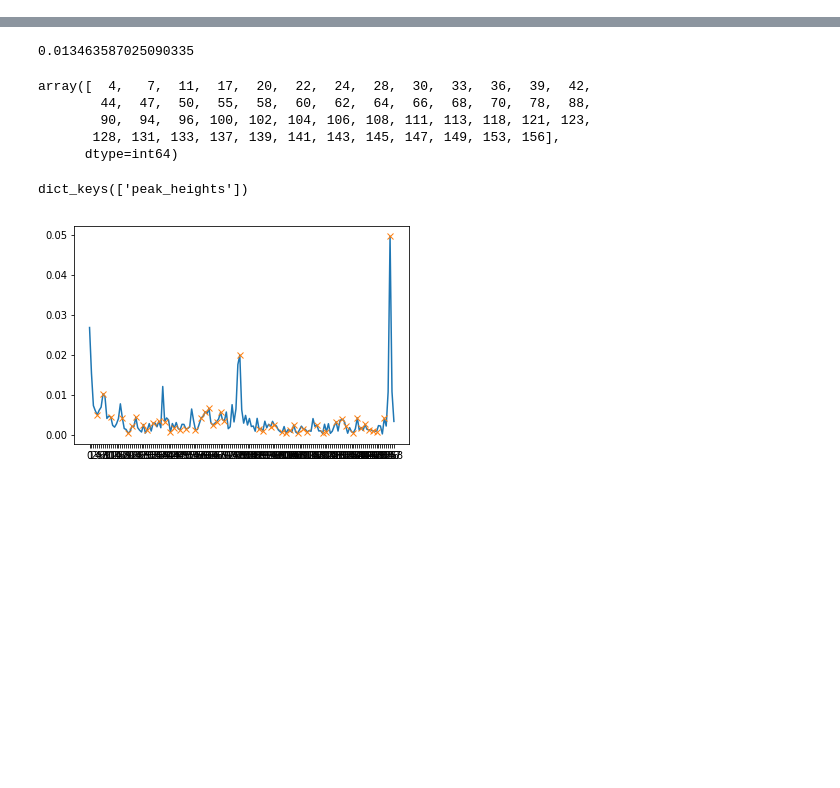
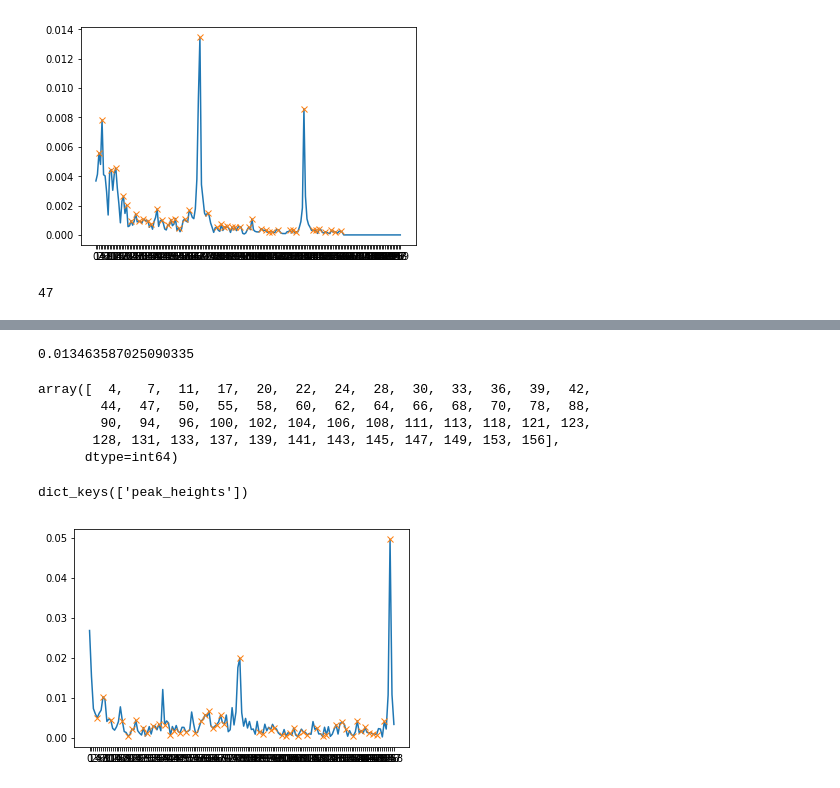
Before and after one commit to DersUzala/FFT, a Jupyter notebook: Features generation.ipynb, the cells around one changed output, grey strips where cells are left out. Saved outputs shown, nothing was run; the diff lists cells and outputs as text; code cells hidden in the pictures; blank space fills up the shorter version.

```diff
--- a/Features generation.ipynb
+++ b/Features generation.ipynb
@@ -83,0 +255,14 @@ el_props[0]
+# %%
+peaks, properties = find_peaks(y1, height=0)
+# %%
+max_height = np.max(properties['peak_heights'])
+peaks, properties = find_peaks(y1, threshold = 0)
+
+
+plt.plot(y1)
+plt.plot(peaks, y1[peaks], "x")
+plt.show()
+print(peaks.shape[0])
+# %% [output]
+[figure, added]
+47
```
Also changed, not shown: parts of 26 cells of this notebook.
